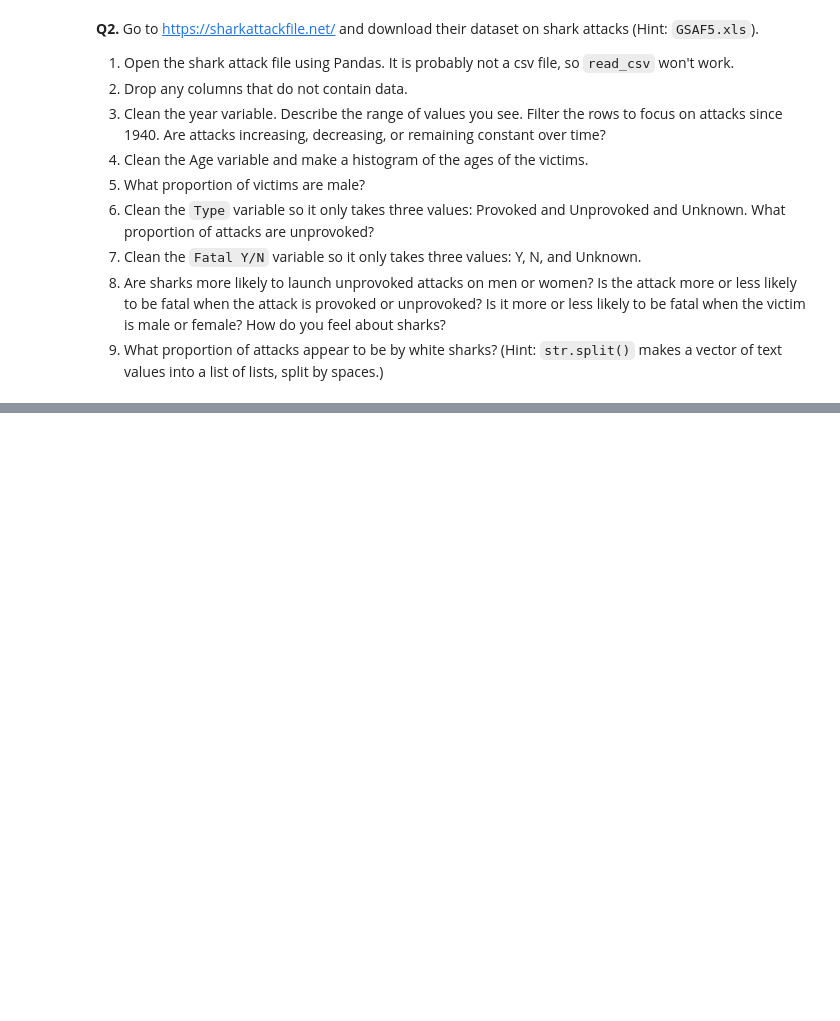
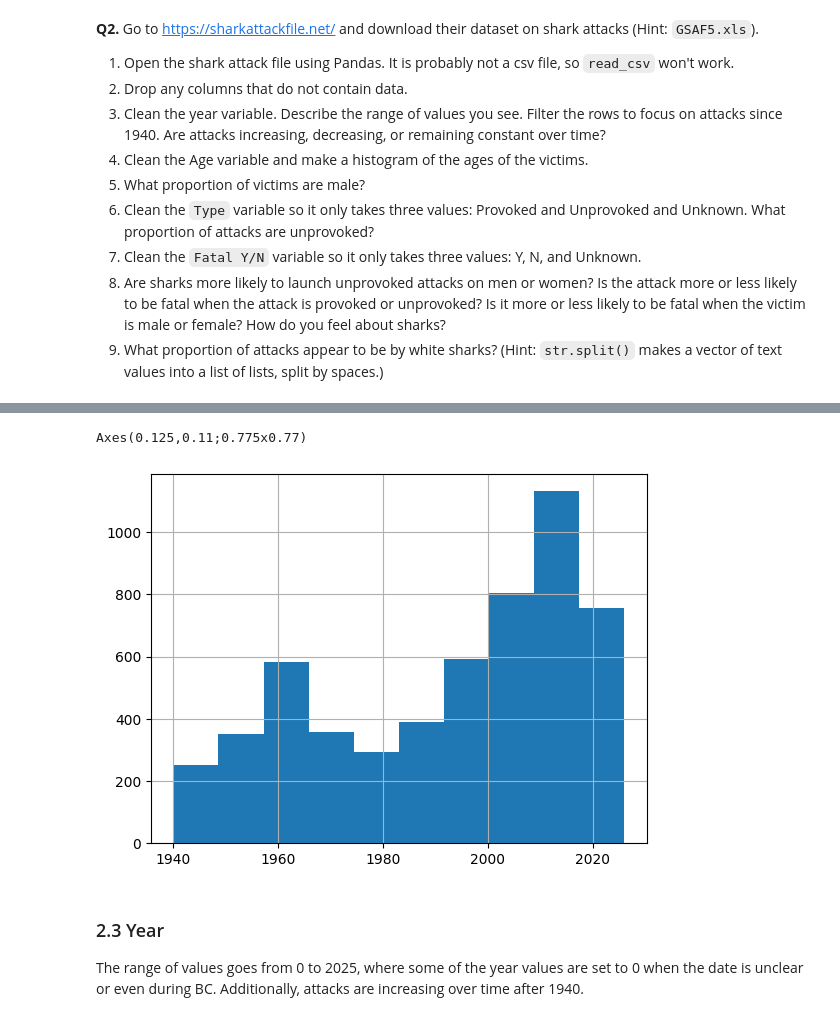
Before and after one commit to emilyzyzhou/wrangling_assignment, a Jupyter notebook: assignment.ipynb, the cells around one changed output, grey strips where cells are left out. Saved outputs shown, nothing was run; the diff lists cells and outputs as text; code cells hidden in the pictures; blank space fills up the shorter version.

```diff
--- a/assignment.ipynb
+++ b/assignment.ipynb
@@ -266,3 +266,6 @@ In addition to that, I floored imposed sentence because they were measured in mo
 7. Clean the `Fatal Y/N` variable so it only takes three values: Y, N, and Unknown.
 8. Are sharks more likely to launch unprovoked attacks on men or women? Is the attack more or less likely to be fatal when the attack is provoked or unprovoked? Is it more or less likely to be fatal when the victim is male or female? How do you feel about sharks?
 9. What proportion of attacks appear to be by white sharks? (Hint: `str.split()` makes a vector of text values into a list of lists, split by spaces.)
+# %%
+shark_df = pd.read_excel("./data/GSAF5.xls", engine="xlrd")
+shark_df.head()
@@ -268,0 +280,3 @@ In addition to that, I floored imposed sentence because they were measured in mo
+# %%
+shark_cleaned = shark_df.drop(['pdf', 'href formula', 'href', 'Case Number', 'Case Number.1', 'original order', 'Unnamed: 21', 'Unnamed: 22'], axis=1)
+shark_cleaned.head()
@@ -268,0 +312,5 @@ In addition to that, I floored imposed sentence because they were measured in mo
+# %%
+shark_cleaned['Year'] = pd.to_numeric(shark_cleaned['Year'], errors='coerce')
+shark_cleaned = shark_cleaned.dropna(subset=['Year'])
+shark_cleaned['Year'] = shark_cleaned['Year'].astype(int) # purely for legibility
+shark_cleaned.head()
@@ -268,0 +324,13 @@ In addition to that, I floored imposed sentence because they were measured in mo
+# %%
+shark_recent = shark_cleaned.loc[shark_cleaned['Year'] >= 1940]
+# attacks_per_year = shark_recent['Year'].value_counts().sort_index()
+
+import matplotlib.pyplot as plt
+print(shark_recent['Year'].hist(), '\n')
+# %% [output]
+Axes(0.125,0.11;0.775x0.77)
+[figure, added]
+# %% [markdown]
+### 2.3 Year
+The range of values goes from 0 to 2025, where some of the year values are set to 0 when the date is unclear or even during BC.
+Additionally, attacks are increasing over time after 1940.
```
Also changed, not shown: parts of 16 cells of this notebook, 1 other file.
